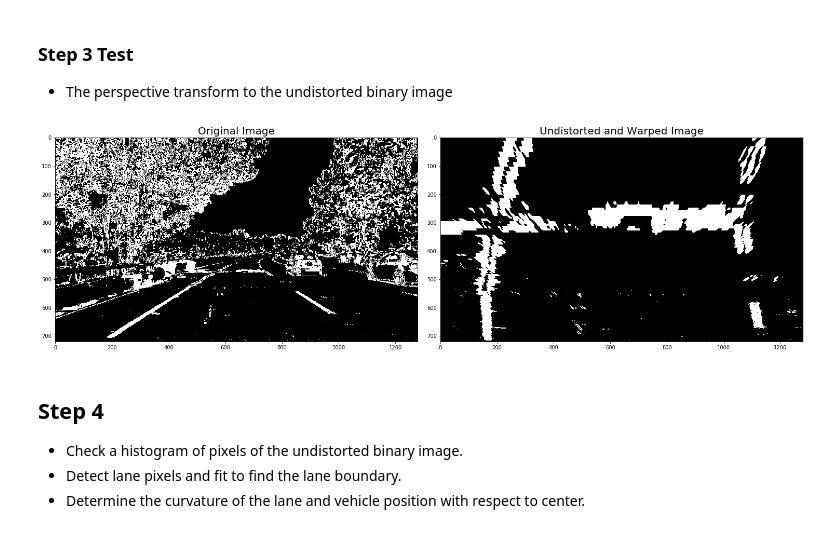
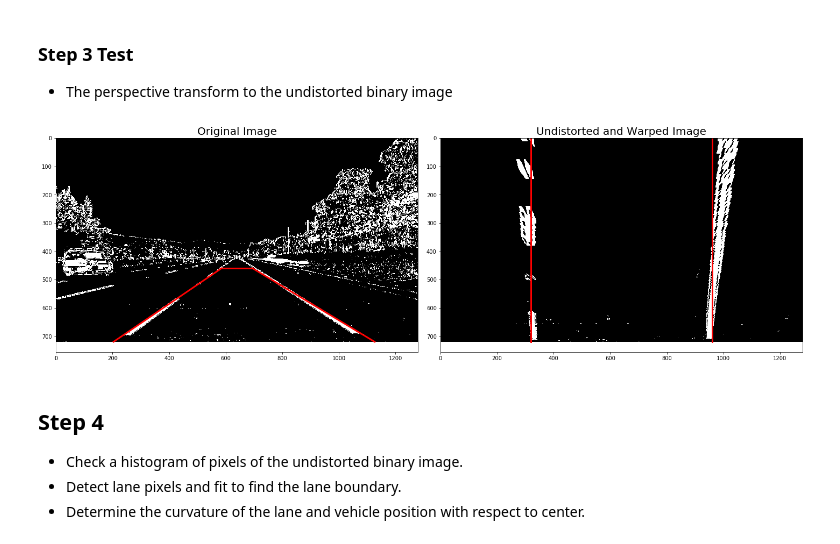
Before and after one commit to mille-printemps/sdc-term1-project4-advanced-lane-finding, a Jupyter notebook: P4.ipynb, the cells around one changed output. Drawn from its saved outputs; the diff is of its cells as text; code cells hidden in the pictures.

Commit message:
refactor: change the source region

```diff
--- a/P4.ipynb
+++ b/P4.ipynb
@@ -12,8 +12,8 @@ import matplotlib.image as mpimg
 %matplotlib inline
 
 # Named constants
-CHESSBOARD_IMAGE = 'camera_cal/calibration1.jpg'
-TEST_IMAGE = 'test_images/test5.jpg'
+CHESSBOARD_IMAGE = 'camera_cal/calibration2.jpg'
+TEST_IMAGE = 'test_images/straight_lines2.jpg'
 OUTPUT_IMAGE_DIR = 'output_images'
 
 # Parameters
@@ -22,7 +22,7 @@ NX = 9
 NY = 6
 
 # Lane width and height in pixels
-X_PIXELS = 1000
+X_PIXELS = 600
 Y_PIXELS = 720
 
 # Meters per pixel in x and y dimension
@@ -186,26 +191,24 @@ def warp(undistorted):
     Apply the perspective transform to the undistorted binary image
     Return the inverse perspective transform matrix as well as the transformed image
     '''
-    imageSize = (undistorted.shape[1], undistorted.shape[0])
-
     # The source region determined above
-    srcRegion = [upperLeft,
-                 upperRight,
-                 lowerRight,
-                 lowerLeft]
+    src = np.float32(
+        [srcUpperLeft,
+         srcLowerLeft,
+         srcLowerRight,
+         srcUpperRight])
 
     # The destination region
-    dstRegion = [[0, 0],
-                 [imageSize[0], 0],
-                 [imageSize[0], imageSize[1]],
-                 [0, imageSize[1]]]
-
-    src = np.float32(srcRegion)
-    dst = np.float32(dstRegion)
+    dst = np.float32(
+        [dstUpperLeft,
+         dstLowerLeft,
+         dstLowerRight,
+         dstUpperRight])
 
     # Calculate the perspective transform matrix given src and dst points
     # Calculate the inverse perspective transform matrix given src and dst points
     # Warp the image
+    imageSize = (undistorted.shape[1], undistorted.shape[0])
     perspective = cv2.getPerspectiveTransform(src, dst)
     inversePerspective = cv2.getPerspectiveTransform(dst, src)
     warped = cv2.warpPerspective(undistorted, perspective, imageSize, flags=cv2.INTER_LINEAR)
@@ -218,17 +221,26 @@ def warp(undistorted):
 # %%
 warped, inversePerspective = warp(combinedBinary)
 
 fig, (ax1, ax2) = plt.subplots(1, 2, figsize=(20, 10))
 fig.tight_layout()
+
+color = 'red'
+linewidth = 3
+
 ax1.imshow(combinedBinary, cmap='gray')
+ax1.plot([srcLowerLeft[0], srcUpperLeft[0]], [srcLowerLeft[1], srcUpperLeft[1]], color=color, linewidth=linewidth)
+ax1.plot([srcLowerRight[0], srcUpperRight[0]], [srcLowerRight[1], srcUpperRight[1]], color=color, linewidth=linewidth)
+ax1.plot([srcUpperLeft[0], srcUpperRight[0]], [srcUpperLeft[1], srcUpperRight[1]], color=color, linewidth=linewidth)
 ax1.set_title('Original Image', fontsize=20)
+
 ax2.imshow(warped, cmap='gray')
 ax2.set_title('Undistorted and Warped Image', fontsize=20)
-plt.subplots_adjust(left=0., right=1, top=0.9, bottom=0.)
+ax2.plot([dstLowerLeft[0], dstUpperLeft[0]], [dstLowerLeft[1], dstUpperLeft[1]], color=color, linewidth=linewidth)
+ax2.plot([dstLowerRight[0], dstUpperRight[0]], [dstLowerRight[1], dstUpperRight[1]], color=color, linewidth=linewidth)
 
 fig.savefig(os.path.join(OUTPUT_IMAGE_DIR, 'warped_binary.jpg'))
 # %% [output]
-[figure, old version]
+[figure, new version]
 # %% [markdown]
 ## Step 4
 
```
Also changed, not shown: parts of 9 cells of this notebook, 7 other files.
